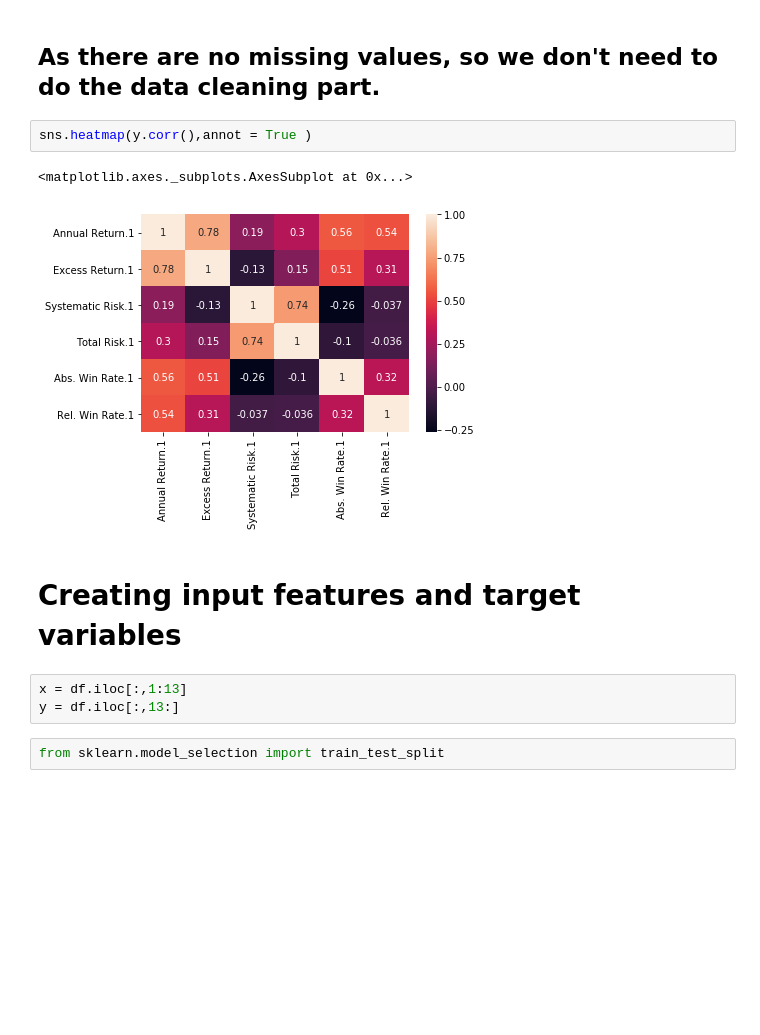
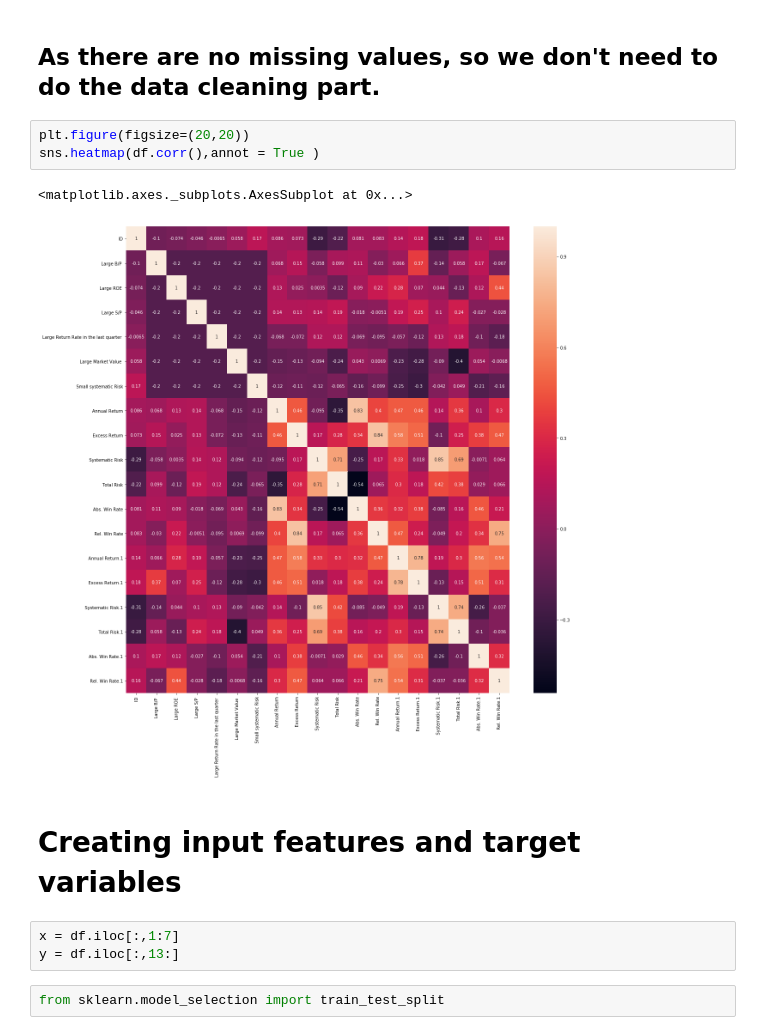
Before and after one commit to manthan-agrawal/ML-projects, a Jupyter notebook: Coep Data science/Stock/Stock portfolio perfomanve.ipynb, the cells around one changed output. Saved outputs shown, nothing was run; the diff lists cells and outputs as text; blank space fills up the shorter version.

```diff
--- a/Coep Data science/Stock/Stock portfolio perfomanve.ipynb
+++ b/Coep Data science/Stock/Stock portfolio perfomanve.ipynb
@@ -65,14 +65,15 @@ memory usage: 39.4 KB
 # %% [markdown]
 ## As there are no missing values, so we don't need to do the data cleaning part.
 # %%
-sns.heatmap(y.corr(),annot = True )
+plt.figure(figsize=(20,20))
+sns.heatmap(df.corr(),annot = True )
 # %% [output]
 <matplotlib.axes._subplots.AxesSubplot at 0x...>
-[figure, old version]
+[figure, new version]
 # %% [markdown]
 # Creating input features and target variables
 # %%
-x = df.iloc[:,1:13]
+x = df.iloc[:,1:7]
 y = df.iloc[:,13:]
 # %%
 from sklearn.model_selection import train_test_split
```
Also changed, not shown: parts of 6 cells of this notebook.
